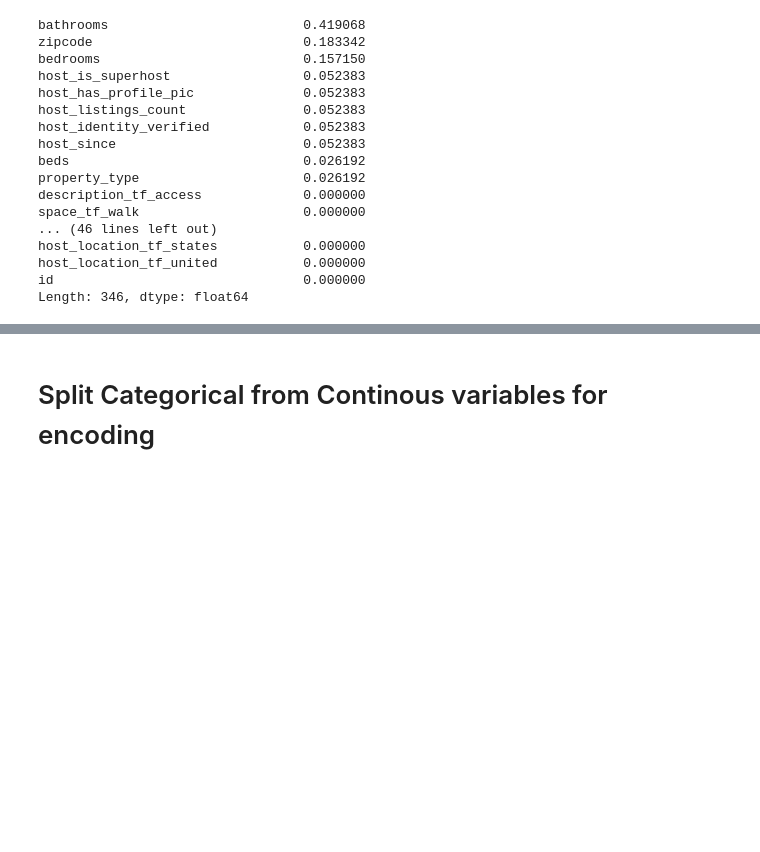
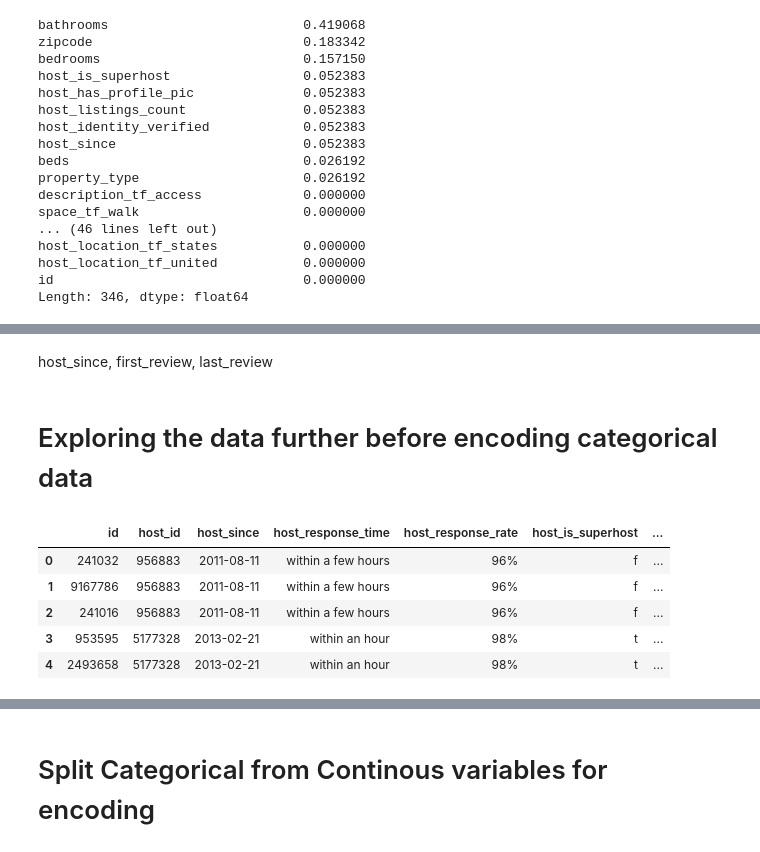
Before and after one commit to waficf/Kaggle_Competitions, a Jupyter notebook: AirBnB.ipynb, the cells around one changed output, grey strips where cells are left out. Cells and saved outputs as stored; diff of their text form; code cells hidden in the pictures; blank space fills up the shorter version.

```diff
--- a/AirBnB.ipynb
+++ b/AirBnB.ipynb
@@ -633,0 +640,2 @@ Length: 346, dtype: float64
+# %% [markdown]
+host_since, first_review, last_review
@@ -633,0 +655,11 @@ Length: 346, dtype: float64
+# %% [markdown]
+# Exploring the data further before encoding categorical data
+# %%
+display_all(df.head())
+# %% [output]
+|  | id | host_id | host_since | host_response_time | host_response_rate | host_is_superhost | ... |
+| 0 | 241032 | 956883 | 2011-08-11 | within a few hours | 96% | f | ... |
+| 1 | 9167786 | 956883 | 2011-08-11 | within a few hours | 96% | f | ... |
+| 2 | 241016 | 956883 | 2011-08-11 | within a few hours | 96% | f | ... |
+| 3 | 953595 | 5177328 | 2013-02-21 | within an hour | 98% | t | ... |
+| 4 | 2493658 | 5177328 | 2013-02-21 | within an hour | 98% | t | ... |
```
Also changed, not shown: parts of 24 cells of this notebook.
